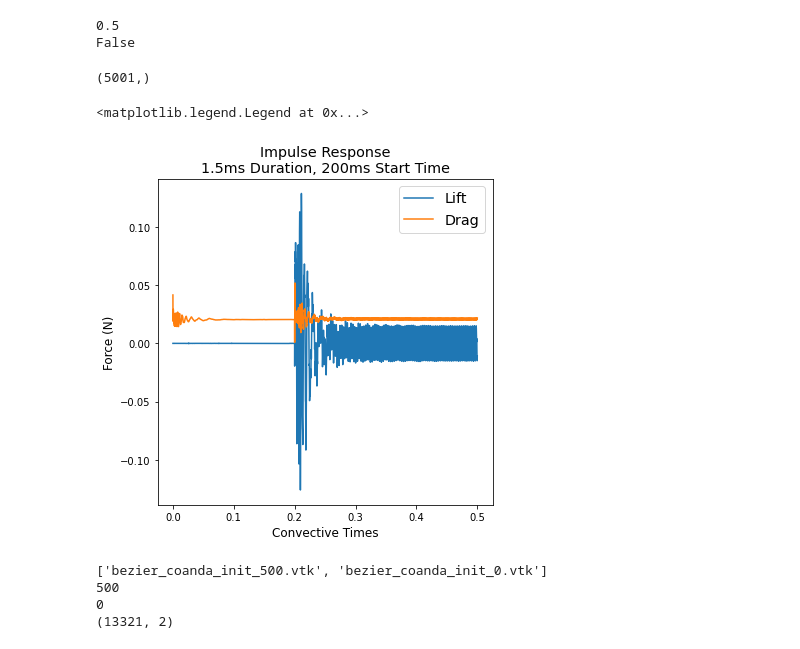
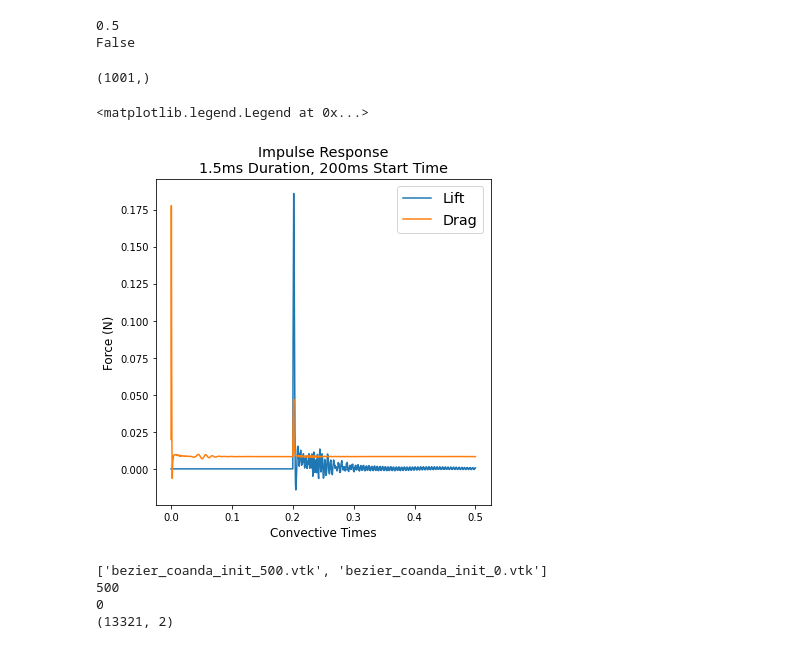
Before and after one commit to jimmikehank/cfd, a Jupyter notebook: bezier_coanda_transient/data_process.ipynb, the cells around one changed output. Drawn from its saved outputs; the diff is of its cells as text; code cells hidden in the pictures.

```diff
--- a/bezier_coanda_transient/data_process.ipynb
+++ b/bezier_coanda_transient/data_process.ipynb
@@ -110,9 +110,10 @@ from scipy import signal
 # import control
 
 # directory = '/media/james/Data/james/completed_cases/coanda_airfoils/impulse_25'
-directory = '/media/james/Data/james/completed_cases/coanda_airfoils/era/'
+# directory = '/media/james/Data/james/completed_cases/coanda_airfoils/era/'
 # directory = '/home/james/Documents/data/unsteady/'
-filename = 'era_std_1'
+directory = '/home/james/Documents/research/data/theodorsen/'
+filename = 'imp_0015dur_200start'
 force, moment, time = retrieve_lift(directory+filename)
 # %% [output]
 0.5
@@ -120,37 +121,37 @@ False
 # %%
 # Direct Data Plotting (Lift and Drag)
 lift = force[1:,1]
 drag = force[1:,0]
 
 c = 0.3
 U = 20
 rho = 1.17
-b = .156
+b = .61
 QS = .5 * rho * U**2 * c * b
 tau = c / U
-start = 2001
+start = 400
 dur = 5
 input_signal = np.zeros([1001,1])
 input_signal[start:start+dur] = 1
 CL = lift / QS
 print(np.shape(lift))
 CD = drag / QS
 start = 0
 plt.figure(figsize = [6,6])
 plt.plot(time[start:],CL[start:])
 plt.plot(time[start:],CD[start:])
 
 
 plt.title("Impulse Response\n1.5ms Duration, 200ms Start Time",fontsize='x-large')
 plt.ylabel('Force (N)',fontsize='large')
 plt.xlabel('Convective Times',fontsize='large')
 plt.legend(['Lift','Drag'],fontsize='x-large')
 
 #plt.savefig('impulse_005dur_100start.png')
 # %% [output]
-(5001,)
+(1001,)
 <matplotlib.legend.Legend at 0x...>
-[figure, old version]
+[figure, new version]
 # %%
 # Profile Extraction
 
```
Also changed, not shown: parts of 2 cells of this notebook, 50 other files.
